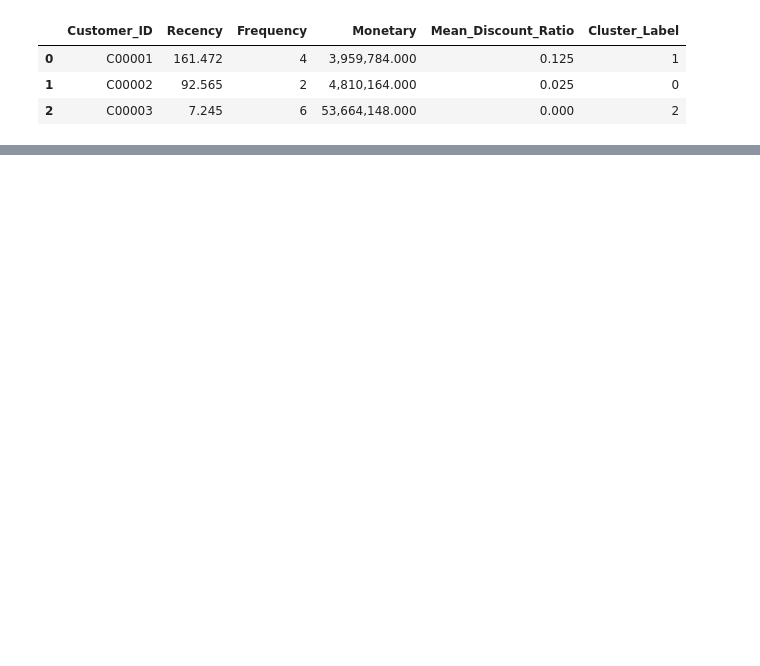
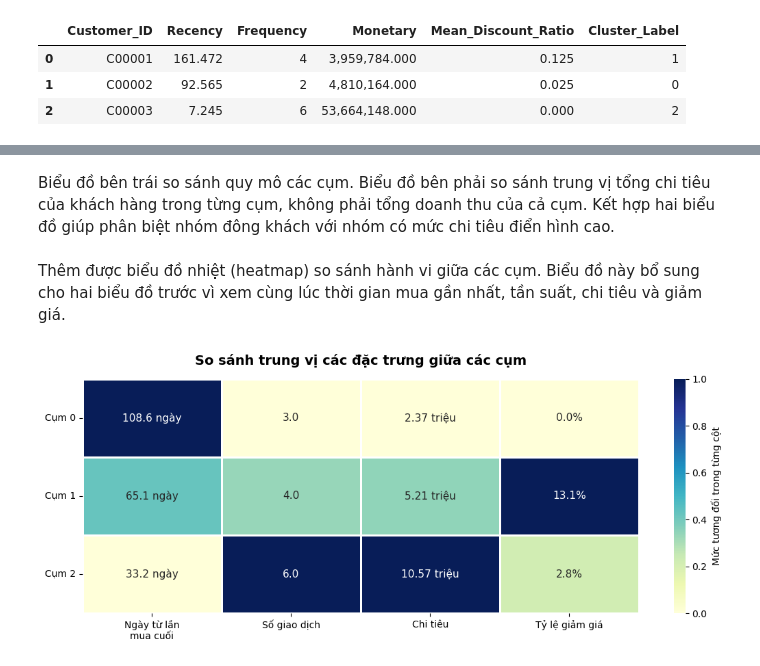
Before and after one commit to Myracc248/data-analysis-ai-nhom11, a Jupyter notebook: notebooks/07_kmeans.ipynb, the cells around one changed output, grey strips where cells are left out. Drawn from its saved outputs; the diff is of its cells as text; code cells hidden in the pictures; blank space fills up the shorter version.

```diff
--- a/notebooks/07_kmeans.ipynb
+++ b/notebooks/07_kmeans.ipynb
@@ -334,0 +398,73 @@ hien_thi(example[['Customer_ID'] + NUMERIC].assign(Cluster_Label=pred))
+# %% [markdown]
+Biểu đồ bên trái so sánh quy mô các cụm. Biểu đồ bên phải so sánh trung vị tổng chi tiêu của khách hàng trong từng cụm, không phải tổng doanh thu của cả cụm. Kết hợp hai biểu đồ giúp phân biệt nhóm đông khách với nhóm có mức chi tiêu điển hình cao.
+# %% [markdown]
+Thêm được biểu đồ nhiệt (heatmap) so sánh hành vi giữa các cụm. Biểu đồ này bổ sung cho hai biểu đồ trước vì xem cùng lúc thời gian mua gần nhất, tần suất, chi tiêu và giảm giá.
+# %%
+# HEATMAP  — CHỈ ĐỌC KẾT QUẢ ĐÃ CÓ
+import matplotlib.pyplot as plt
+import seaborn as sns
+
+# Sao chép bảng để không thay đổi profiles
+bang_nhiet = profiles[[
+    "Recency_median",
+    "Frequency_median",
+    "Monetary_median",
+    "Discount_median"
+]].copy().sort_index()
+
+bang_nhiet.columns = [
+    "Ngày từ lần\nmua cuối",
+    "Số giao dịch",
+    "Chi tiêu",
+    "Tỷ lệ giảm giá"
+]
+bang_nhiet.index = [f"Cụm {i}" for i in bang_nhiet.index]
+
+# Đưa mỗi cột về 0–1 CHỈ ĐỂ TÔ MÀU
+# Cột có giá trị giống nhau giữa các cụm được đặt bằng 0
+khoang = bang_nhiet.max() - bang_nhiet.min()
+mau_nhiet = (
+    (bang_nhiet - bang_nhiet.min())
+    / khoang.replace(0, float("nan"))
+).fillna(0)
+
+# Chữ trong ô vẫn thể hiện giá trị thực tế
+chu_trong_o = bang_nhiet.copy().astype(object)
+
+for cum in bang_nhiet.index:
+    chu_trong_o.loc[cum] = [
+        f"{bang_nhiet.loc[cum].iloc[0]:.1f} ngày",
+        f"{bang_nhiet.loc[cum].iloc[1]:.1f}",
+        f"{bang_nhiet.loc[cum].iloc[2] / 1_000_000:.2f} triệu",
+        f"{bang_nhiet.loc[cum].iloc[3]:.1%}"
+    ]
+
+fig, ax = plt.subplots(figsize=(11, 4.5))
+
+sns.heatmap(
+    mau_nhiet,
+    annot=chu_trong_o,
+    fmt="",
+    cmap="YlGnBu",
+    vmin=0,
+    vmax=1,
+    linewidths=1,
+    annot_kws={"fontsize": 11},
+    cbar_kws={"label": "Mức tương đối trong từng cột"},
+    ax=ax
+)
+
+ax.set_title(
+    "So sánh trung vị các đặc trưng giữa các cụm",
+    fontsize=14,
+    fontweight="bold",
+    pad=15
+)
+ax.set_xlabel("")
+ax.set_ylabel("")
+ax.tick_params(axis="y", rotation=0)
+
+plt.tight_layout()
+plt.show()
+# %% [output]
+[figure, added]
```
Also changed, not shown: parts of 10 cells of this notebook.
